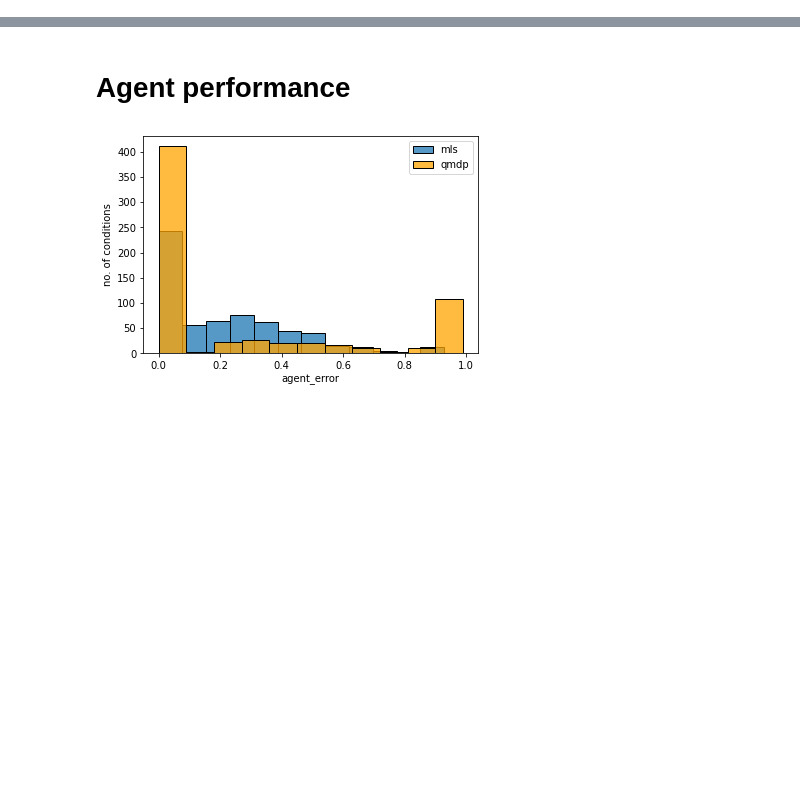
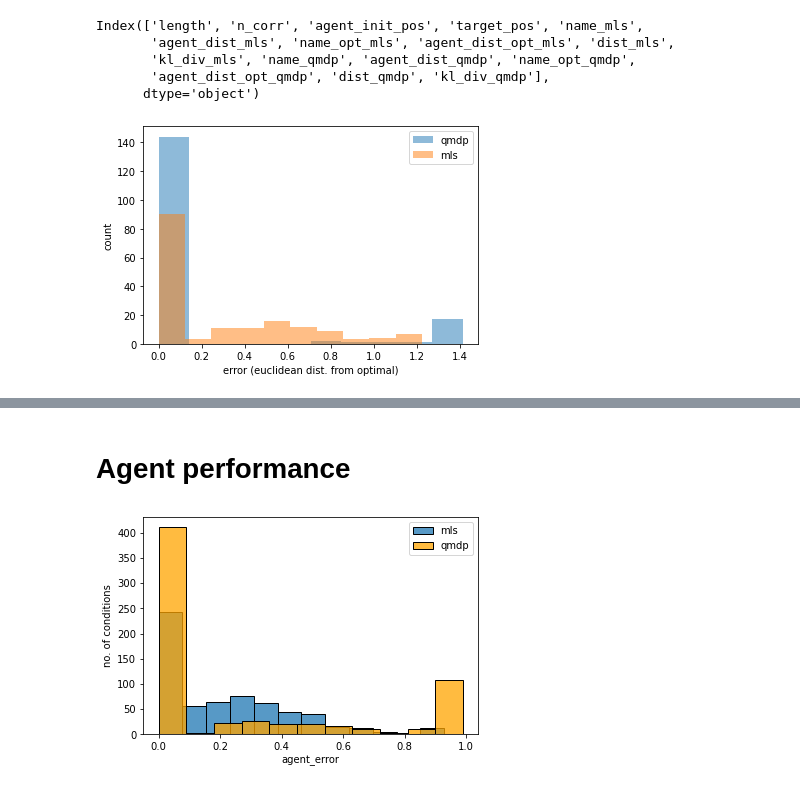
Before and after one commit to aidapiccato/search-world, a Jupyter notebook: notebooks/analysis.ipynb, the cells around one changed output, grey strips where cells are left out. Cells and saved outputs as stored; diff of their text form; code cells hidden in the pictures; blank space fills up the shorter version.

```diff
--- a/notebooks/analysis.ipynb
+++ b/notebooks/analysis.ipynb
@@ -154,10 +201,39 @@ def plot_scores(consistency_df, metric, suffixes):
-# %%
-fns_dict = get_data_paths()
-vector_fns = fns_dict['vector_fns']
-scalar_fns = fns_dict['scalar_fns']
-
-
-vector_fns = vector_fns
-scalar_fns = scalar_fns
-df = get_trials_dataframe(vector_fns=vector_fns, scalar_fns=scalar_fns)
-df = get_trials_features(df)
+# %%
+group_1_func = mls_func
+group_2_func = qmdp_func
+metric='agent_dist'
+bins = np.arange(df[metric].min()-1, df[metric].max()+1)
+suffixes = ['_mls', '_qmdp']
+condition = ['length', 'n_corr', 'agent_init_pos', 'target_pos']
+name_condition = condition.copy()
+name_condition.append('name')
+m = df.groupby(name_condition)['agent_dist'].agg(lambda r: [np.histogram(list(r.values), bins=bins, density=True)[0]]).to_frame()
+m = m.reset_index()
+subopt = m[m['name'] != 'OptimalAgent']
+opt = m[m['name'] == 'OptimalAgent']
+merged = subopt.merge(opt, on=condition, suffixes=('','_opt'))
+kl_divs = merged.apply(lambda r: euclid_dist(r[metric][0], r[metric + '_opt'][0]), axis=1)
+df1 = merged[merged.apply(group_1_func, axis=1)].copy()
+df2 = merged[merged.apply(group_2_func, axis=1)].copy()
+df1['dist'] = df1.apply(lambda r: euclid_dist(r[metric][0], r[metric + '_opt'][0]), axis=1)
+df2['dist'] = df2.apply(lambda r: euclid_dist(r[metric][0], r[metric + '_opt'][0]), axis=1)
+df1['kl_div'] = df1.apply(lambda r: KL(r[metric][0], r[metric + '_opt'][0]), axis=1)
+df2['kl_div'] = df2.apply(lambda r: KL(r[metric][0], r[metric + '_opt'][0]), axis=1)
+merged = df1.merge(df2, on=condition, suffixes=suffixes)
+# %%
+merged.columns
+# %% [output]
+Index(['length', 'n_corr', 'agent_init_pos', 'target_pos', 'name_mls',
+       'agent_dist_mls', 'name_opt_mls', 'agent_dist_opt_mls', 'dist_mls',
+       'kl_div_mls', 'name_qmdp', 'agent_dist_qmdp', 'name_opt_qmdp',
+       'agent_dist_opt_qmdp', 'dist_qmdp', 'kl_div_qmdp'],
+      dtype='object')
+# %%
+plt.hist(merged['dist_qmdp'], label='qmdp', alpha=0.5)
+plt.hist(merged['dist_mls'], label='mls', alpha=0.5)
+plt.xlabel('error (euclidean dist. from optimal)')
+plt.ylabel('count')
+plt.legend()
+plt.show()
+# %% [output]
+[figure, added]
```
Also changed, not shown: parts of 27 cells of this notebook, 7 other files.
